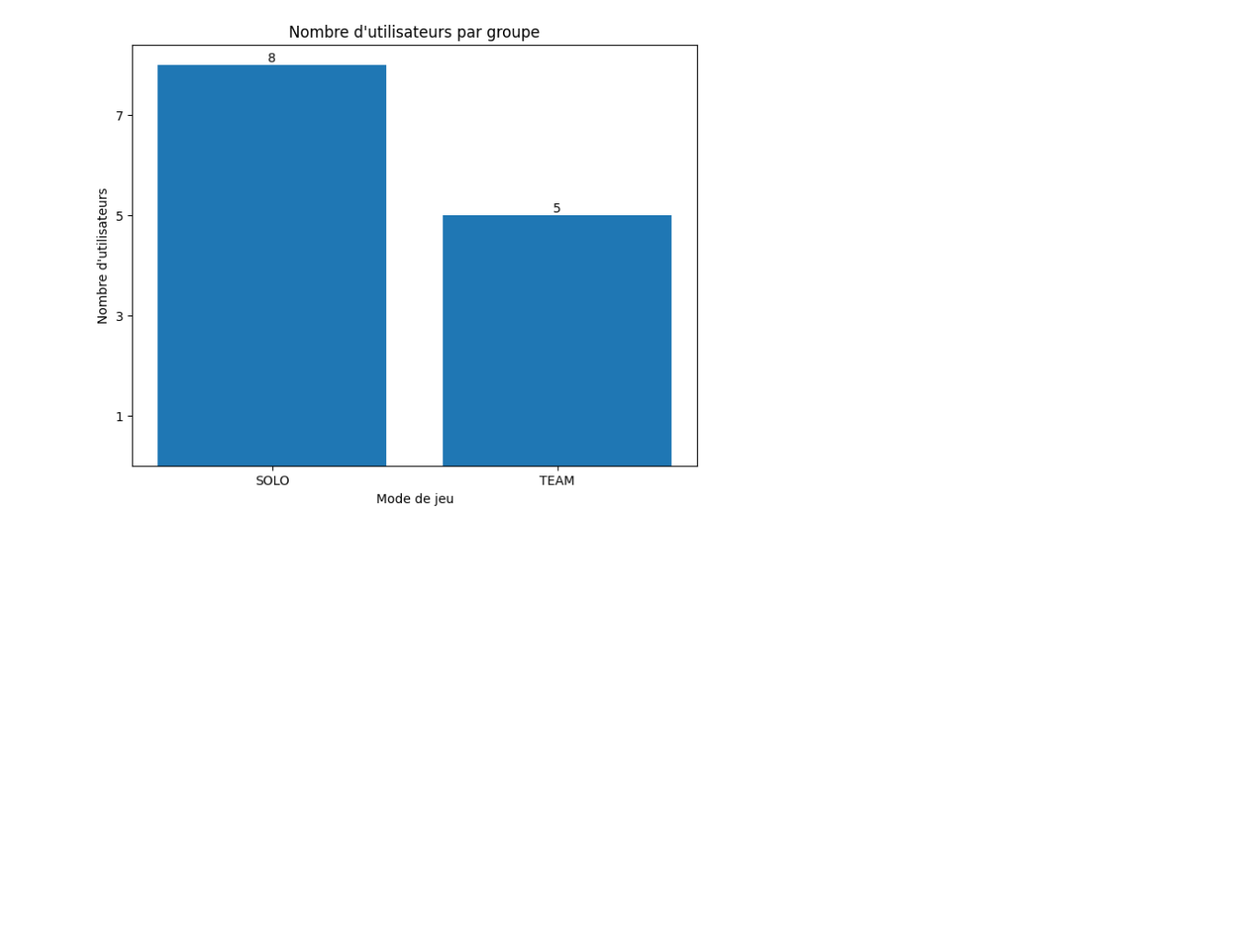
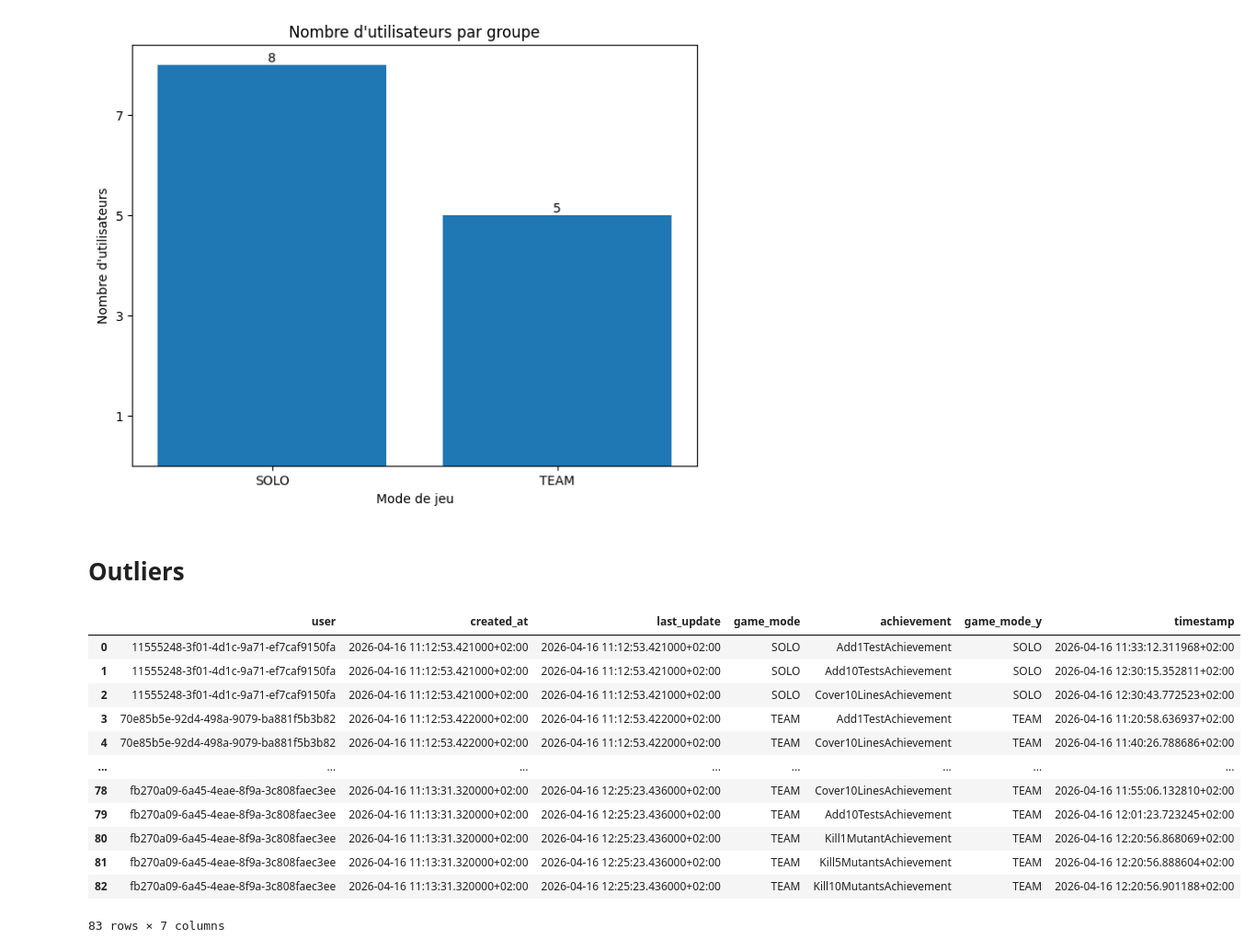
Before and after one commit to Dzenali/MemoireDataAnalytics, a Jupyter notebook: notebooks/arrange data/Database data new.ipynb, the cells around one changed output. Shown at 92% size. Saved outputs shown, nothing was run; the diff lists cells and outputs as text; code cells hidden in the pictures; blank space fills up the shorter version.

```diff
--- a/notebooks/arrange data/Database data new.ipynb
+++ b/notebooks/arrange data/Database data new.ipynb
@@ -77,3 +77,23 @@ plt.savefig(f"{out_figures_path}/group_counts.pdf")
 plt.show()
 # %% [output]
 [figure]
+# %% [markdown]
+# Outliers
+# %%
+user_achievements = users.merge(df, left_on='user', right_on='user', how='left')
+user_achievements.rename(columns={'game_mode_x': 'game_mode'}, inplace=True)
+user_achievements
+# %% [output]
+|  | user | created_at | last_update | game_mode | achievement | game_mode_y | timestamp |
+| 0 | 11555248-3f01-4d1c-9a71-ef7caf9150fa | 2026-04-16 11:12:53.421000+02:00 | 2026-04-16 11:12:53.421000+02:00 | SOLO | Add1TestAchievement | SOLO | 2026-04-16 11:33:12.311968+02:00 |
+| 1 | 11555248-3f01-4d1c-9a71-ef7caf9150fa | 2026-04-16 11:12:53.421000+02:00 | 2026-04-16 11:12:53.421000+02:00 | SOLO | Add10TestsAchievement | SOLO | 2026-04-16 12:30:15.352811+02:00 |
+| 2 | 11555248-3f01-4d1c-9a71-ef7caf9150fa | 2026-04-16 11:12:53.421000+02:00 | 2026-04-16 11:12:53.421000+02:00 | SOLO | Cover10LinesAchievement | SOLO | 2026-04-16 12:30:43.772523+02:00 |
+| 3 | 70e85b5e-92d4-498a-9079-ba881f5b3b82 | 2026-04-16 11:12:53.422000+02:00 | 2026-04-16 11:12:53.422000+02:00 | TEAM | Add1TestAchievement | TEAM | 2026-04-16 11:20:58.636937+02:00 |
+| 4 | 70e85b5e-92d4-498a-9079-ba881f5b3b82 | 2026-04-16 11:12:53.422000+02:00 | 2026-04-16 11:12:53.422000+02:00 | TEAM | Cover10LinesAchievement | TEAM | 2026-04-16 11:40:26.788686+02:00 |
+| ... | ... | ... | ... | ... | ... | ... | ... |
+| 78 | fb270a09-6a45-4eae-8f9a-3c808faec3ee | 2026-04-16 11:13:31.320000+02:00 | 2026-04-16 12:25:23.436000+02:00 | TEAM | Cover10LinesAchievement | TEAM | 2026-04-16 11:55:06.132810+02:00 |
+| 79 | fb270a09-6a45-4eae-8f9a-3c808faec3ee | 2026-04-16 11:13:31.320000+02:00 | 2026-04-16 12:25:23.436000+02:00 | TEAM | Add10TestsAchievement | TEAM | 2026-04-16 12:01:23.723245+02:00 |
+| 80 | fb270a09-6a45-4eae-8f9a-3c808faec3ee | 2026-04-16 11:13:31.320000+02:00 | 2026-04-16 12:25:23.436000+02:00 | TEAM | Kill1MutantAchievement | TEAM | 2026-04-16 12:20:56.868069+02:00 |
+| 81 | fb270a09-6a45-4eae-8f9a-3c808faec3ee | 2026-04-16 11:13:31.320000+02:00 | 2026-04-16 12:25:23.436000+02:00 | TEAM | Kill5MutantsAchievement | TEAM | 2026-04-16 12:20:56.888604+02:00 |
+| 82 | fb270a09-6a45-4eae-8f9a-3c808faec3ee | 2026-04-16 11:13:31.320000+02:00 | 2026-04-16 12:25:23.436000+02:00 | TEAM | Kill10MutantsAchievement | TEAM | 2026-04-16 12:20:56.901188+02:00 |
+83 rows × 7 columns
```
Also changed, not shown: parts of 4 cells of this notebook, 5 other files.
